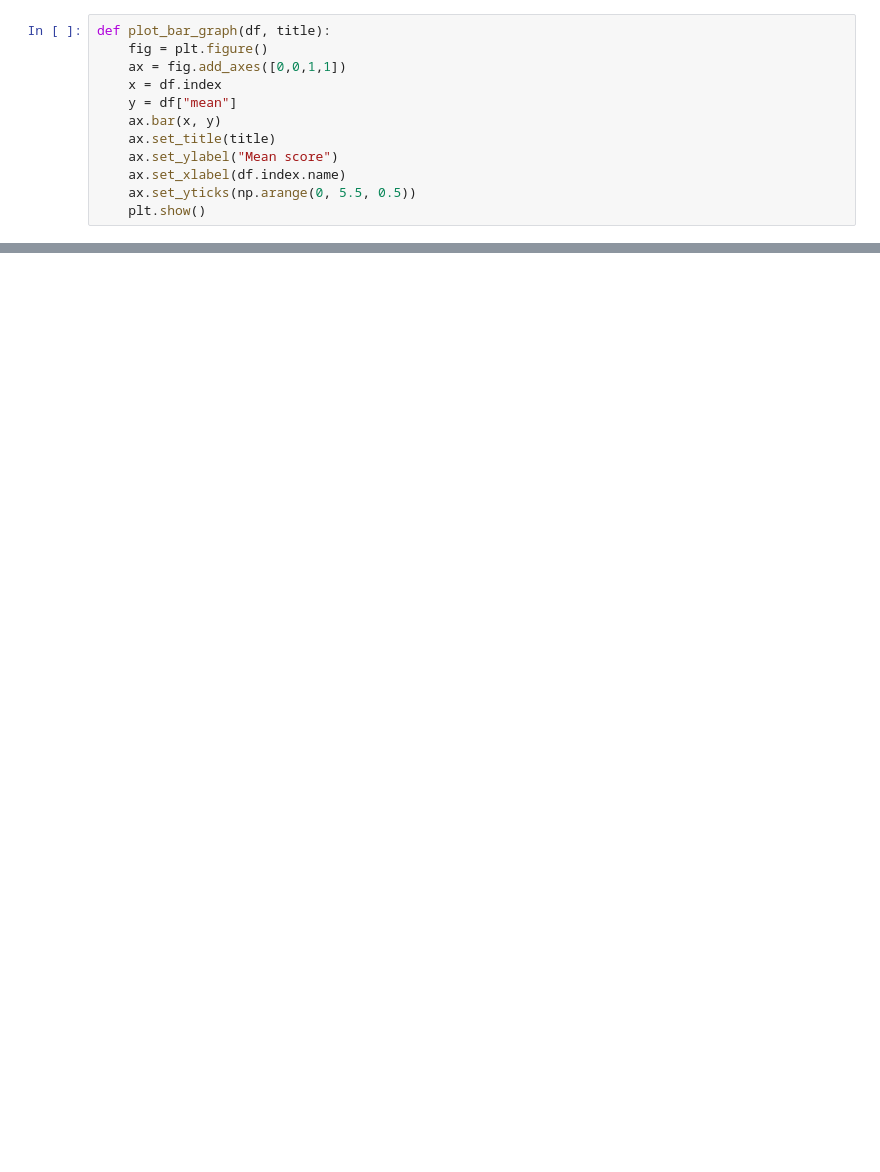
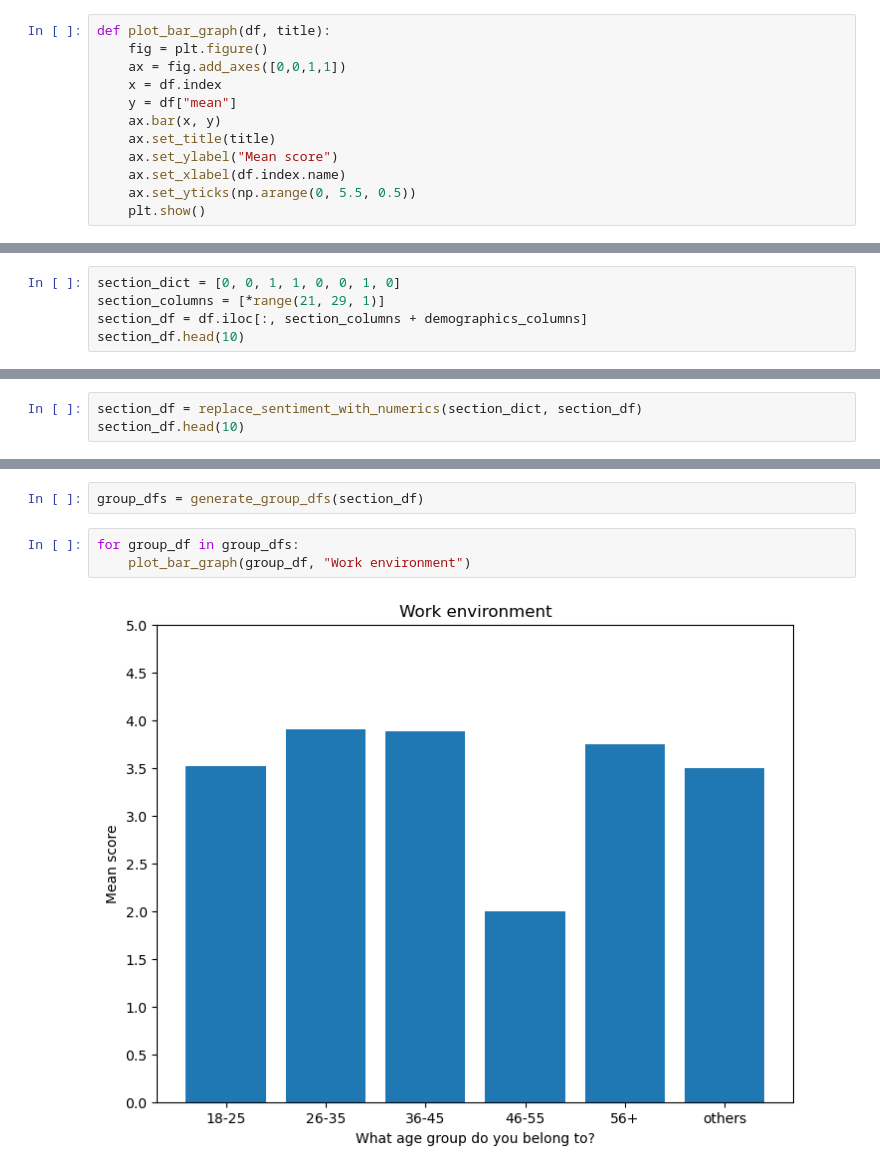
Before and after one commit to ragnarokatz/btm710_proposal_analysis, a Jupyter notebook: analysis.ipynb, the cells around one changed output, grey strips where cells are left out. Saved outputs shown, nothing was run; the diff lists cells and outputs as text; blank space fills up the shorter version.

```diff
--- a/analysis.ipynb
+++ b/analysis.ipynb
@@ -165,0 +185,5 @@ mental_df.head(10)
+# %%
+section_dict = [0, 0, 1, 1, 0, 0, 1, 0]
+section_columns = [*range(21, 29, 1)]
+section_df = df.iloc[:, section_columns + demographics_columns]
+section_df.head(10)
@@ -165,0 +202,3 @@ mental_df.head(10)
+# %%
+section_df = replace_sentiment_with_numerics(section_dict, section_df)
+section_df.head(10)
@@ -165,0 +232,7 @@ mental_df.head(10)
+# %%
+group_dfs = generate_group_dfs(section_df)
+# %%
+for group_df in group_dfs:
+    plot_bar_graph(group_df, "Work environment")
+# %% [output]
+[figure, added]
```
Also changed, not shown: parts of 69 cells of this notebook.
